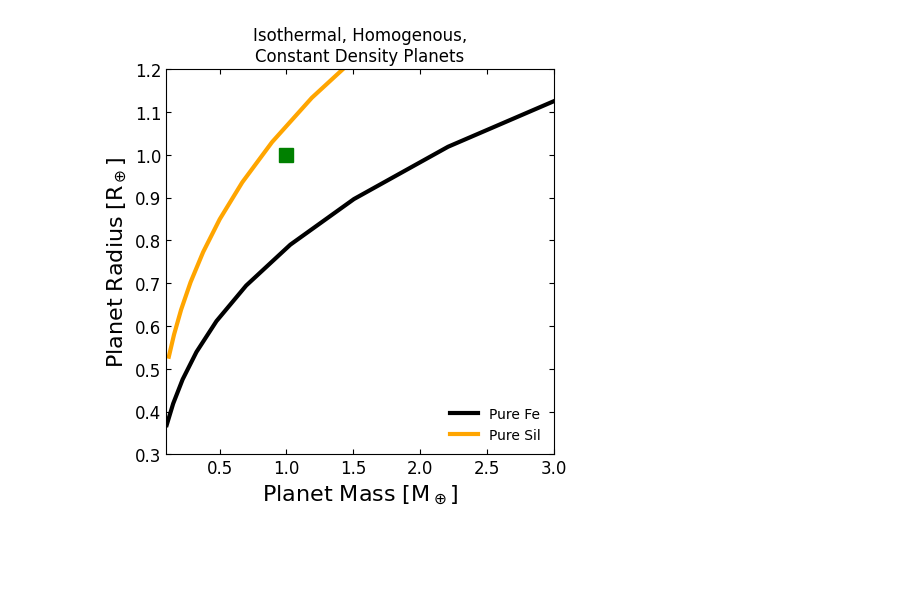
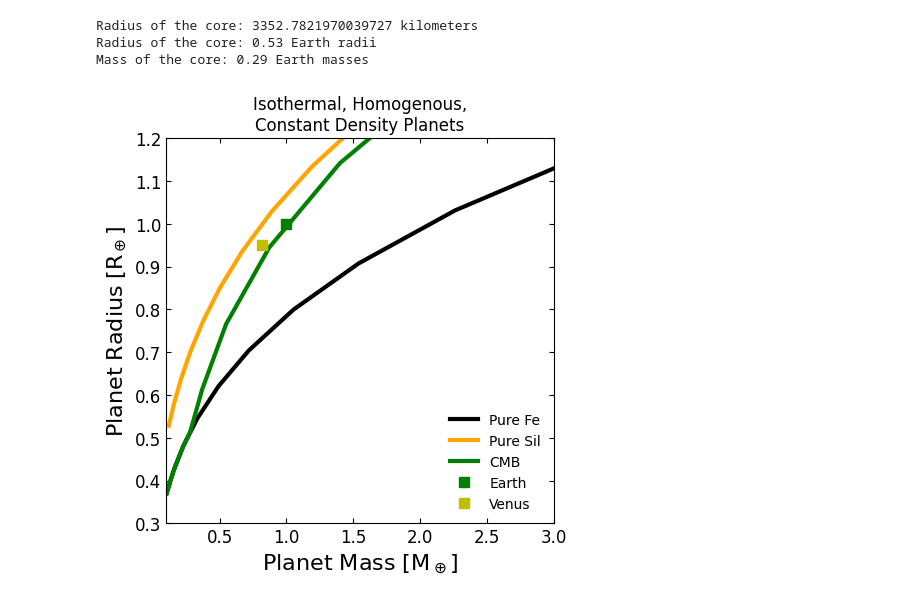
Before and after one commit to Jsk10101/PlanetarySci-Phys5205, a Jupyter notebook: Modeling_Earth_Using_Central_Pressure.ipynb, the cells around one changed output. Cells and saved outputs as stored; diff of their text form; code cells hidden in the pictures; blank space fills up the shorter version.

```diff
--- a/Modeling_Earth_Using_Central_Pressure.ipynb
+++ b/Modeling_Earth_Using_Central_Pressure.ipynb
@@ -1,20 +1,31 @@
 # %% [markdown]
 <a href="https://colab.research.google.com/github/Jsk10101/PlanetarySci-Phys5205/blob/main/Modeling_Earth_Using_Central_Pressure.ipynb" target="_parent"><img src="https://colab.research.google.com/assets/colab-badge.svg" alt="Open In Colab"/></a>
+# %%
+import numpy as np
+import matplotlib.pyplot as plt
+import astropy.constants as ac
+
+# Constants
+G = ac.G.value                      # Gravitational constant in m^3 / (kg s^2)
+me = ac.M_earth.value               # Earth mass in kg
+re = ac.R_earth.value               # Earth radius in m
+gpa_to_pa = 1e9                     # Conversion factor: 1 GPa = 1e9 Pa
+
+# Constant densities in kg/m³
+constant_density_Fe = 11350.0      # Core density
+constant_density_sil = 4500.0      # Mantle density
+
+# Calculate radius of the core
+core_radius = (((3 * me)/(4*np.pi) - (re**3 * constant_density_sil))/(constant_density_Fe - constant_density_sil))**(1/3)
+print(f"Radius of the core:", core_radius/1000, 'kilometers')
+print(f"Radius of the core: {core_radius/re:.2f} Earth radii")
+M_c = 4/3 * np.pi * constant_density_Fe * R_c**3
+print(f"Mass of the core: {M_c/me:.2f} Earth masses")
+# %% [output]
+Radius of the core: 3352.7821970039727 kilometers
+Radius of the core: 0.53 Earth radii
+Mass of the core: 0.29 Earth masses
 # %%
-import numpy as np
-import matplotlib.pyplot as plt
-import astropy.constants as ac
-
-# Constants
-G = ac.G.value                      # Gravitational constant in m^3 / (kg s^2)
-me = ac.M_earth.value               # Earth mass in kg
-re = ac.R_earth.value               # Earth radius in m
-gpa_to_pa = 1e9                     # Conversion factor: 1 GPa = 1e9 Pa
-
-# Constant densities in kg/m³
-constant_density_Fe = 11500.0
-constant_density_sil = 4500.0
-
 # Function to return density (constant for now)
 def get_rho(P, material='Fe'):
     if material == 'Fe':
@@ -69,22 +135,24 @@ mp_sil, rp_sil, dens_sil = build_planet_pcent_method(pcent, pout=0.0001 * gpa_to
 # %%
 plt.figure(figsize=(5, 5))
 plt.plot(mp_fe, rp_fe, 'k', label='Pure Fe', lw=3)
 plt.plot(mp_sil, rp_sil, 'orange', label='Pure Sil', lw=3)
-plt.plot(1.0, 1.0, 'gs', markersize=10)  # Earth
+plt.plot(mp_cmb, rp_cmb, 'g', label='CMB', lw=3)
+plt.plot(1.0, 1.0, 'gs', markersize=7, label = 'Earth')  # Earth
+plt.plot(0.815, 0.951, 'ys', markersize=7, label = 'Venus')  # Earth
 
 plt.xlim(0.1, 3)
 plt.ylim(0.3, 1.2)
 plt.tick_params(which='both', direction='in', labelsize=12, top=True, right=True)
 plt.xlabel(r'Planet Mass [M$_\oplus$]', fontsize=16)
 plt.ylabel(r'Planet Radius [R$_\oplus$]', fontsize=16)
 plt.title('Isothermal, Homogenous,\nConstant Density Planets', loc='center', horizontalalignment='center')
 
 try:
     from labellines import labelLines
     labelLines(fontsize=12)
 except:
     plt.legend(loc='lower right', fontsize=10, frameon=False)
 
 plt.show()
 # %% [output]
-[figure, old version]
+[figure, new version]
```
Also changed, not shown: parts of 2 cells of this notebook.
